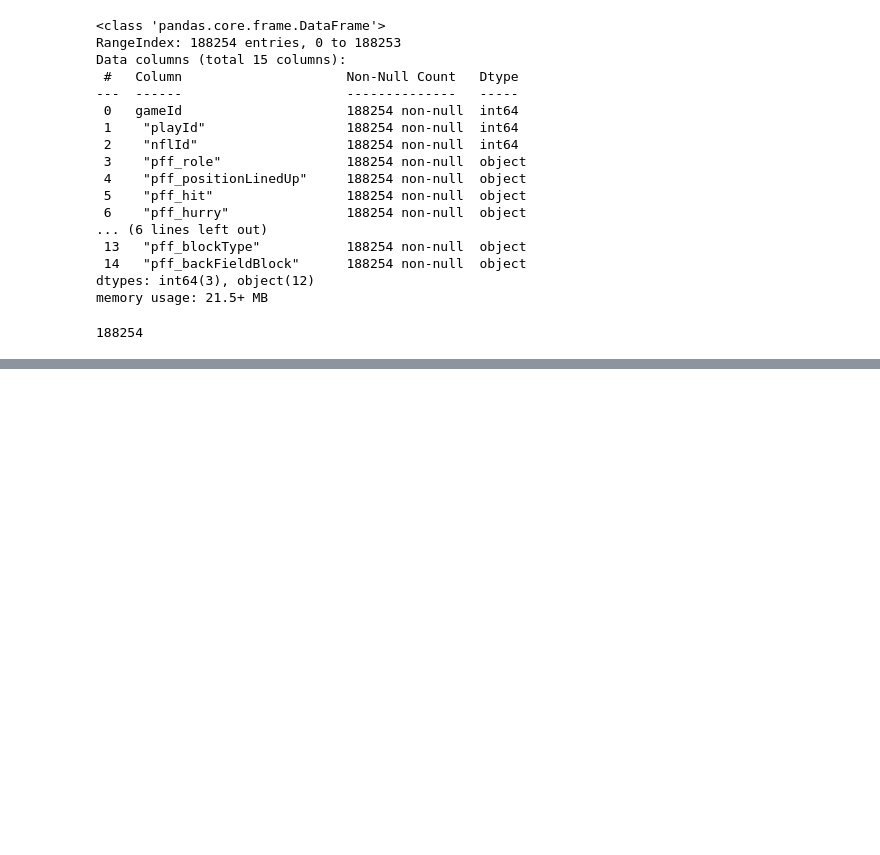
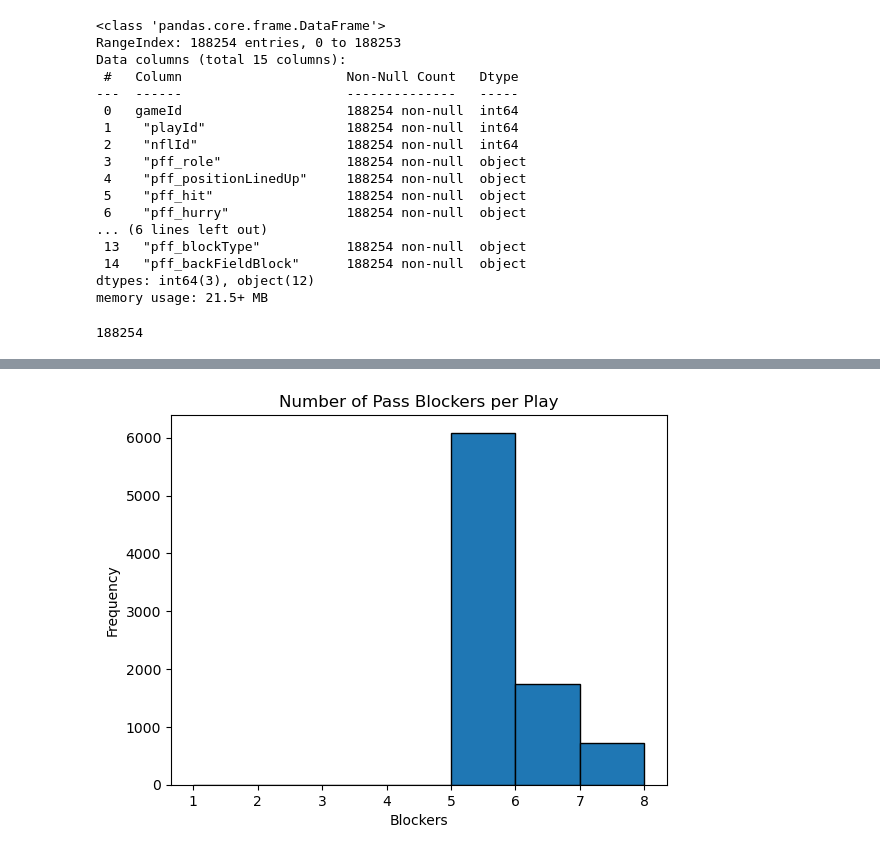
Before and after one commit to mouchatt6/BSA-Football-2026-Gravity-Metrics, a Jupyter notebook: Gravity Metrics EDA/Scouting Data EDA.ipynb, the cells around one changed output, grey strips where cells are left out. Saved outputs shown, nothing was run; the diff lists cells and outputs as text; code cells hidden in the pictures; blank space fills up the shorter version.

```diff
--- a/Gravity Metrics EDA/Scouting Data EDA.ipynb
+++ b/Gravity Metrics EDA/Scouting Data EDA.ipynb
@@ -32,0 +94,18 @@ memory usage: 21.5+ MB
+# %%
+# Blockers Per Play
+
+blockers_pff = scouting_data[scouting_data["pff_role"] == '"Pass Block"']
+
+blockers_per_play = (
+    blockers_pff
+    .groupby(["gameId", "playId"])
+    .size()
+)
+
+plt.hist(blockers_per_play, bins=range(1,9), edgecolor='black')
+plt.title("Number of Pass Blockers per Play")
+plt.xlabel("Blockers")
+plt.ylabel("Frequency")
+plt.show()
+# %% [output]
+[figure, added]
```
Also changed, not shown: parts of 5 cells of this notebook, 1 other file.
